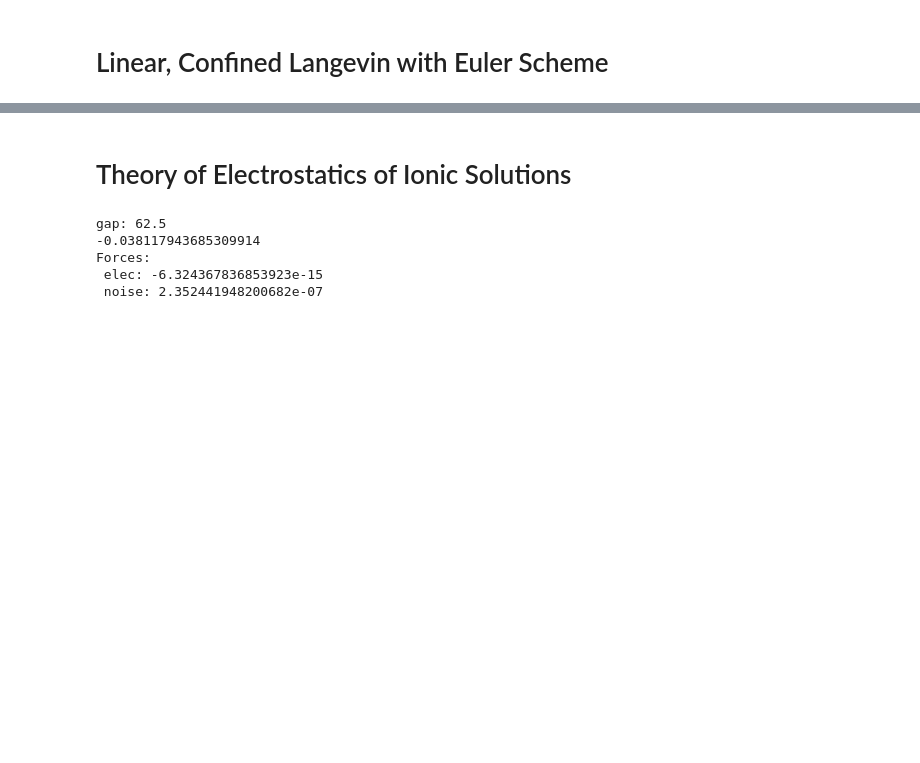
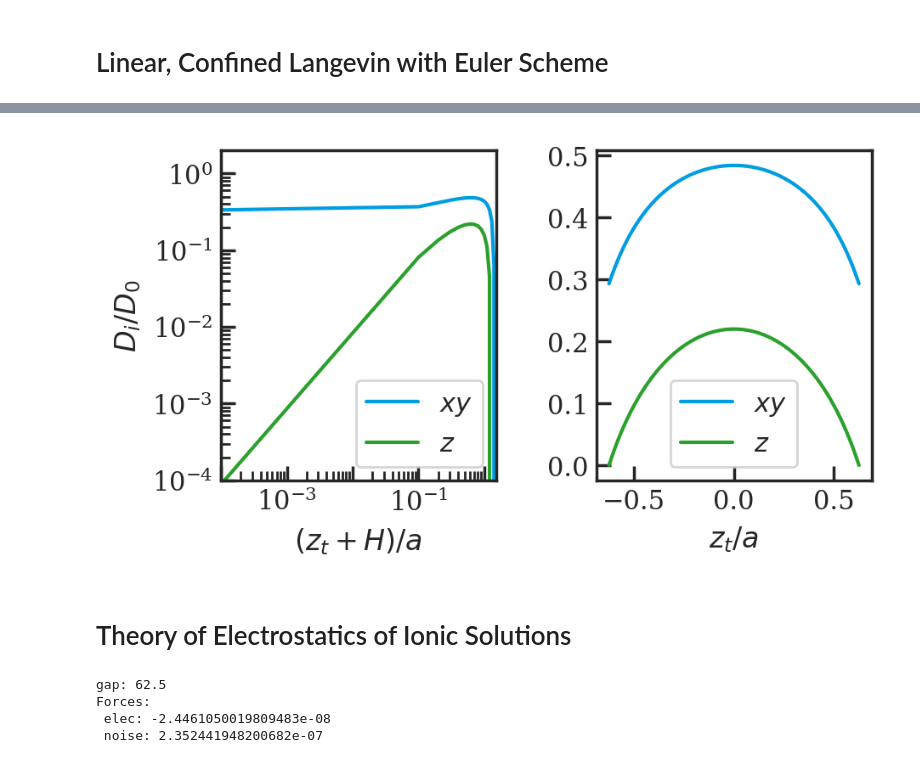
Before and after one commit to sinuose/ConfinedDiffusion, a Jupyter notebook: DoubleWellConfined_EM.ipynb, the cells around one changed output, grey strips where cells are left out. Saved outputs shown, nothing was run; the diff lists cells and outputs as text; code cells hidden in the pictures; blank space fills up the shorter version.

```diff
--- a/DoubleWellConfined_EM.ipynb
+++ b/DoubleWellConfined_EM.ipynb
@@ -861,3 +897,63 @@ plt.show()
+# %%
+plt.figure(figsize=(1.5 * 3.375, 1.5 * 3.375 / 1.68), tight_layout=True)
+
+epsilon =  confined.H*1e-8
+z_1 = np.linspace(- confined.H+epsilon, - confined.H+1000e-6, 100000)
+z_2 = np.linspace(- (confined.H-epsilon),  confined.H-epsilon, 1000)
+D0 = confined.D0
+
+## Diffusion à un mur
+ax1 = plt.subplot(121)
+ax1.loglog((z_1+ confined.H)/ confined.a,  confined.D_x(z_1)/D0, color=BlueUB, label=r'$xy$')
+ax1.plot((z_1+ confined.H)/ confined.a, confined.D_z(z_1)/D0, color="tab:green", label=r'$z$')
+ax1.set(
+    xlabel = r"$(z_t+H)/a$",
+    ylabel = r"$D_i/D_0$",
+    xlim = (1e-4, 10e-1/2 + 1),
+    ylim = (1e-4, 2e0),
+)
+
+from mpltools import annotation
+import matplotlib as mpl
+
+#ax1.text(0.06, 0.92, r"(a)", transform=ax1.transAxes)
+locmaj = mpl.ticker.LogLocator(base=10.0, subs=(1.0, ), numticks=100)
+locmin = mpl.ticker.LogLocator(base=10.0, subs=np.arange(2, 10) * .1, numticks=100)
+ax1.yaxis.set_major_locator(locmaj)
+ax1.yaxis.set_minor_locator(locmin)
+ax1.yaxis.set_minor_formatter(mpl.ticker.NullFormatter())
+
+ax1.xaxis.set_major_locator(locmaj)
+ax1.xaxis.set_minor_locator(locmin)
+ax1.xaxis.set_minor_formatter(mpl.ticker.NullFormatter())
+
+ax1_ticks = ax1.get_yticklabels()
+for i in ax1_ticks:
+    i.set_visible(False)
+for n, i in enumerate(ax1_ticks):
+    if n%1==0:i.set_visible(True)
+ax1_ticks = ax1.get_xticklabels()
+for i in ax1_ticks:
+    i.set_visible(False)
+for n, i in enumerate(ax1_ticks):
+    if n%2==0:i.set_visible(True)
+
+
+## Diffusion à deux mur
+ax2 = plt.subplot(122)
+ax2.plot(z_2/confined.a, confined.D_x(z_2)/D0, color=BlueUB, label=r'$xy$')
+ax2.plot(z_2/confined.a, confined.D_z(z_2)/D0, color="tab:green", label=r'$z$')
+ax2.set(
+    xlabel = r"$z_t/a$",
+)
+#ax2.text(0.06, 0.92, r"(b)", transform=ax2.transAxes)
+plt.tight_layout()
+ax1.legend()
+ax2.legend()
+
+plt.savefig('diffusiontheory.png', transparent=True)
+# %% [output]
+[figure, added]
 # %% [markdown]
 # Theory of Electrostatics of Ionic Solutions
 # %%
@@ -891,14 +987,13 @@ def elec(zn, H, kBT, B, lD, gamma):
 
 e_0 = 1.602*10**(-19)   # C
 zeta = -40 * 10**(-3)   # zeta potential estimate [V]
-potential_eff = 4 * kb * T /(e_0) * np.tanh((e_0 * zeta)/(4 * kb*T))     # eq 10 in grier
-print(potential_eff)
+epsilon = 80 * 8.85 * 10**(-12)
+potential_eff = 4  * np.tanh((e_0 * zeta)/(4 * kb * T))     # eq 10 in grier (ignoring teh kbT factor)
 debye_length = 100e-6 # debye length
-elec_kick = elec(HXDD, gap, kb*T, potential_eff, debye_length, gamma) #/ dt
+elec_kick = elec(HXDD, gap, kb*T, potential_eff, debye_length, gamma) / dt
 print(f"Forces: \n elec: {elec_kick} \n noise: {thermal_kick}")
 # %% [output]
 gap: 62.5
--0.038117943685309914
 Forces:
- elec: -6.324367836853923e-15
+ elec: -2.4461050019809483e-08
  noise: 2.352441948200682e-07
```
Also changed, not shown: parts of 7 cells of this notebook, 2 other files.
